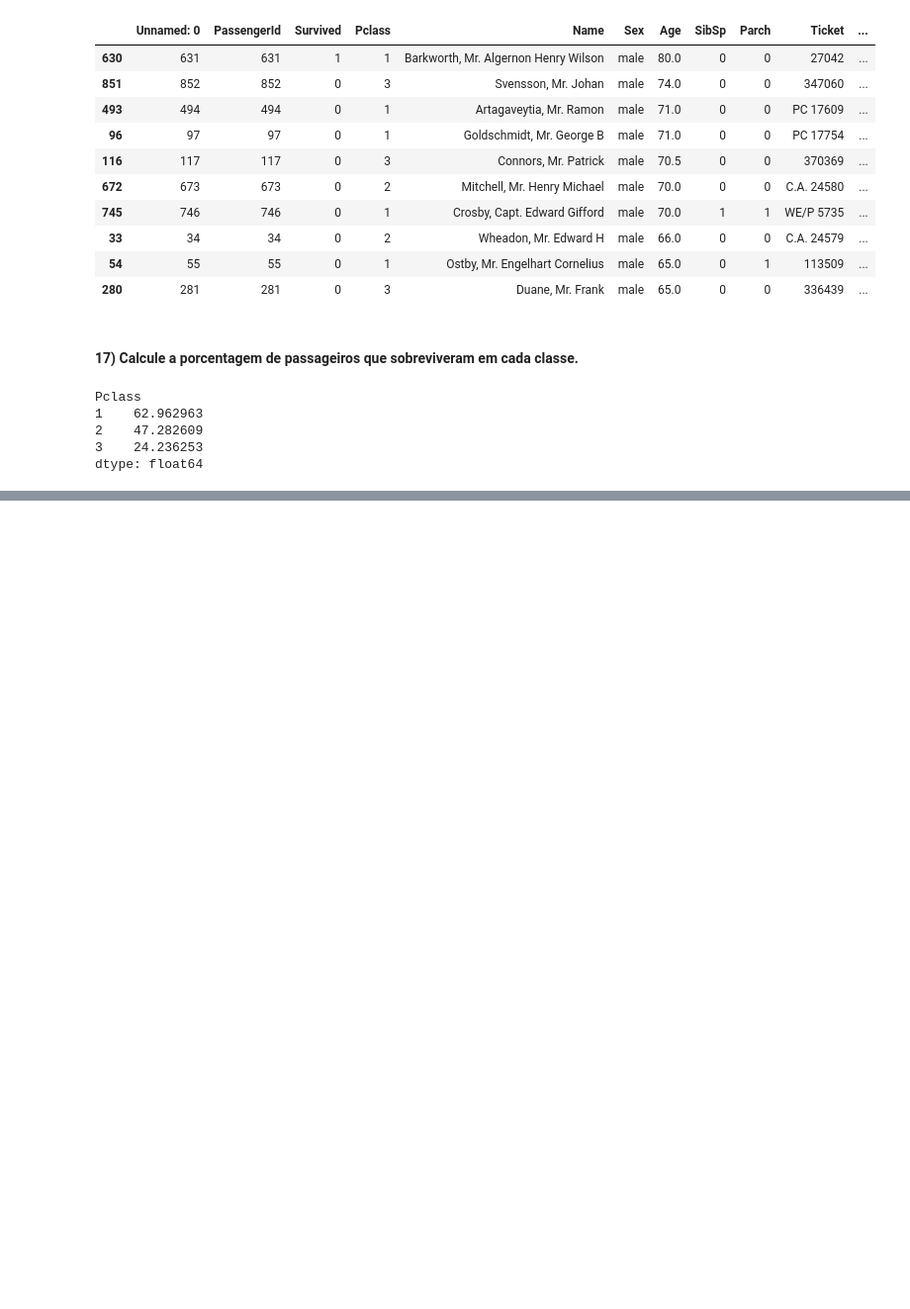
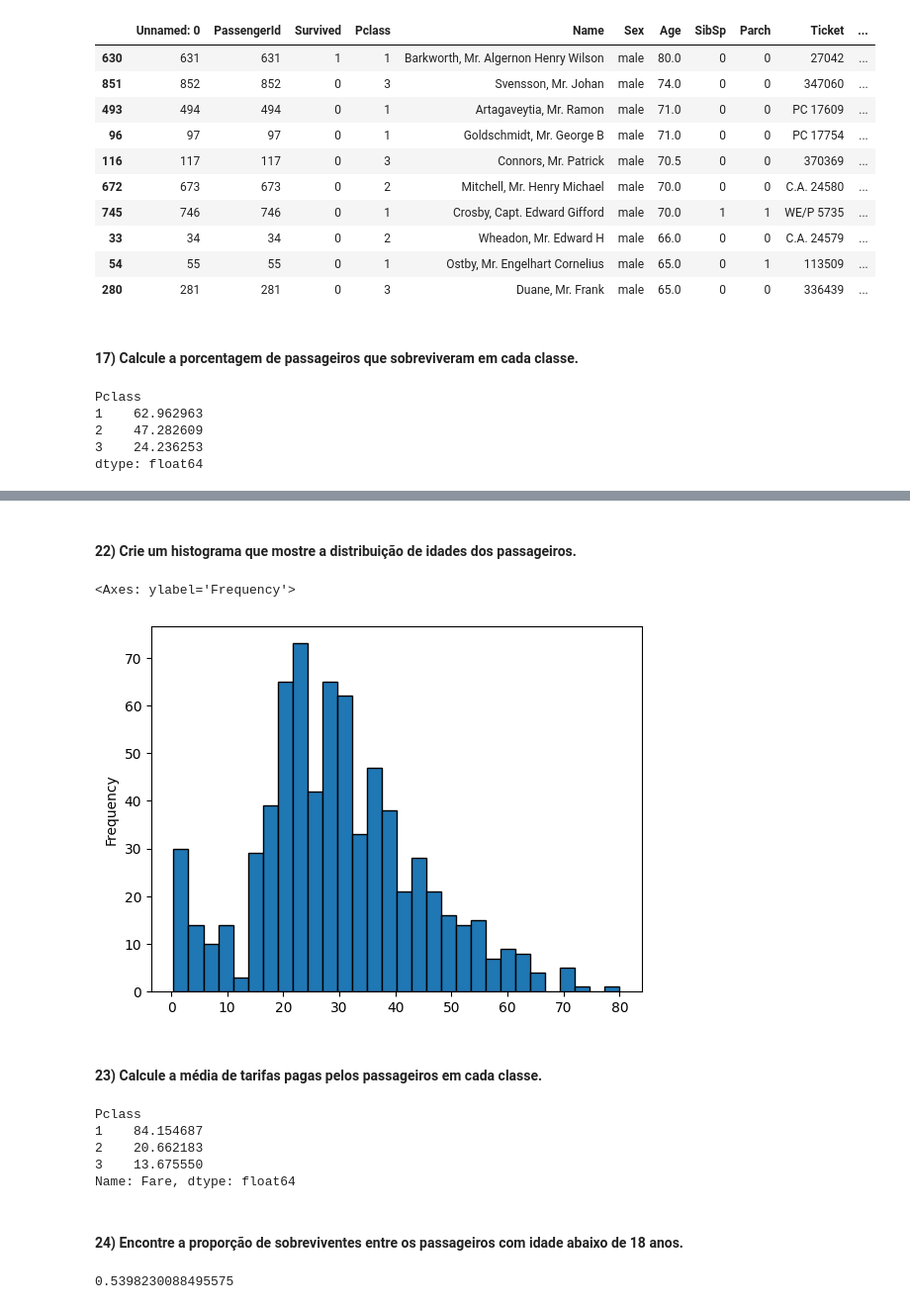
Before and after one commit to Brennoao/Faculdade, a Jupyter notebook: Machine-Learning/Exercícios/02/Exercicio01.ipynb, the cells around one changed output, grey strips where cells are left out. Shown at 99% size. Saved outputs shown, nothing was run; the diff lists cells and outputs as text; code cells hidden in the pictures; blank space fills up the shorter version.

```diff
--- a/Machine-Learning/Exercícios/02/Exercicio01.ipynb
+++ b/Machine-Learning/Exercícios/02/Exercicio01.ipynb
@@ -428,0 +534,48 @@ dtype: float64
+# %% [markdown]
+#### 22) Crie um histograma que mostre a distribuição de idades dos passageiros.
+# %%
+import pandas as pd
+
+# Carregue seus dados em um DataFrame pandas
+dt = pd.read_csv('titanic.csv')
+
+# Crie um histograma da coluna 'Age'
+dt['Age'].plot.hist(bins=30, edgecolor='black')
+# %% [output]
+<Axes: ylabel='Frequency'>
+[figure, added]
+# %% [markdown]
+#### 23) Calcule a média de tarifas pagas pelos passageiros em cada classe.
+# %%
+import pandas as pd
+
+# Carregue seus dados em um DataFrame pandas
+dt = pd.read_csv('titanic.csv')
+
+# Agrupe os dados pela classe dos passageiros e calcule a média das tarifas pagas
+media_tarifas = dt.groupby('Pclass')['Fare'].mean()
+
+print(media_tarifas)
+# %% [output]
+Pclass
+1    84.154687
+2    20.662183
+3    13.675550
+Name: Fare, dtype: float64
+# %% [markdown]
+#### 24) Encontre a proporção de sobreviventes entre os passageiros com idade abaixo de 18 anos.
+# %%
+import pandas as pd
+
+# Carregue seus dados em um DataFrame pandas
+dt = pd.read_csv('titanic.csv')
+
+# Filtrar passageiros com menos de 18 anos
+menores_18 = dt[dt['Age'] < 18]
+
+# Calcule a proporção de sobreviventes entre os passageiros com menos de 18 anos
+proporcao_sobreviventes = menores_18['Survived'].mean()
+
+print(proporcao_sobreviventes)
+# %% [output]
+0.5398230088495575
```
Also changed, not shown: parts of 8 cells of this notebook.
